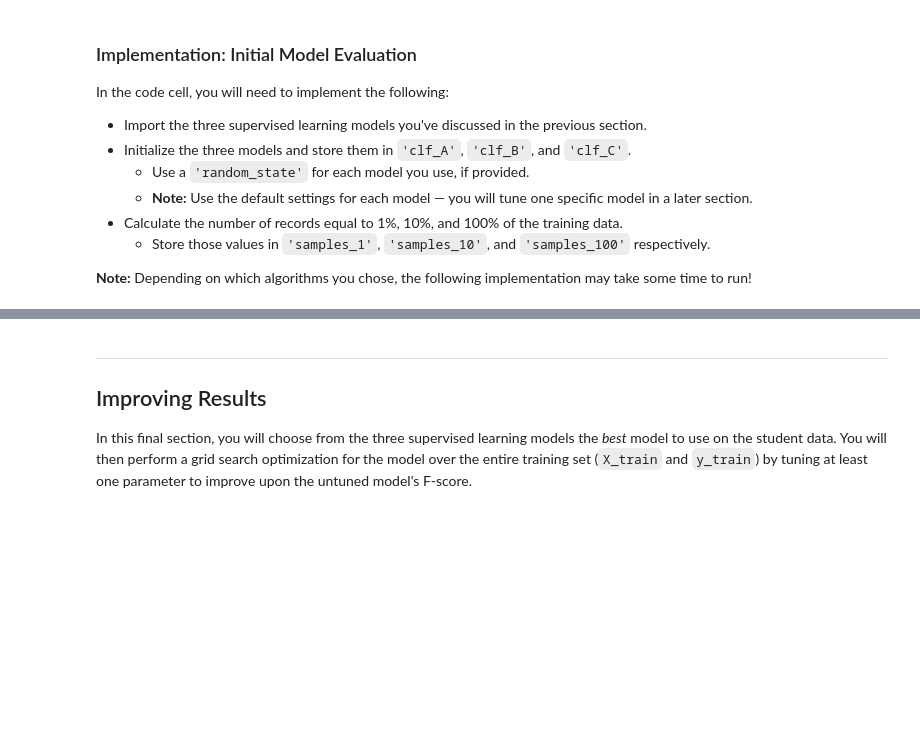
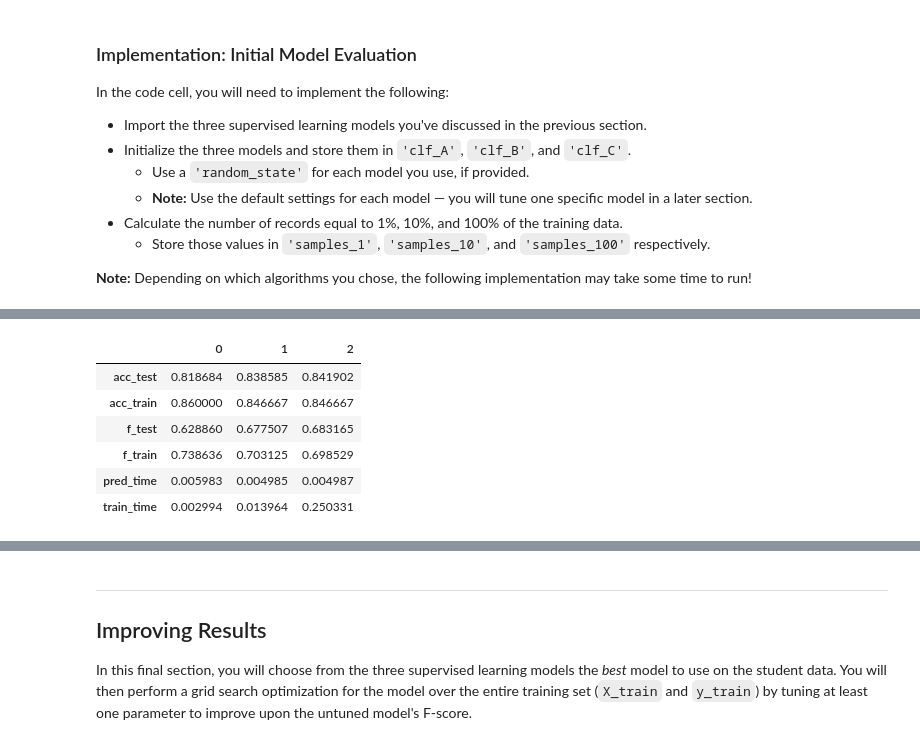
Before and after one commit to SThornewillvE/Udacity-DataScience-Nanodegree, a Jupyter notebook: 01_supervised-models_project/finding_donors.ipynb, the cells around one changed output, grey strips where cells are left out. Saved outputs shown, nothing was run; the diff lists cells and outputs as text; code cells hidden in the pictures; blank space fills up the shorter version.

```diff
--- a/01_supervised-models_project/finding_donors.ipynb
+++ b/01_supervised-models_project/finding_donors.ipynb
@@ -397,0 +444,10 @@ vs.evaluate(results, accuracy, fscore)
+# %%
+df_results_logit
+# %% [output]
+|  | 0 | 1 | 2 |
+| acc_test | 0.818684 | 0.838585 | 0.841902 |
+| acc_train | 0.860000 | 0.846667 | 0.846667 |
+| f_test | 0.628860 | 0.677507 | 0.683165 |
+| f_train | 0.738636 | 0.703125 | 0.698529 |
+| pred_time | 0.005983 | 0.004985 | 0.004987 |
+| train_time | 0.002994 | 0.013964 | 0.250331 |
```
Also changed, not shown: parts of 31 cells of this notebook, 1 other file.
